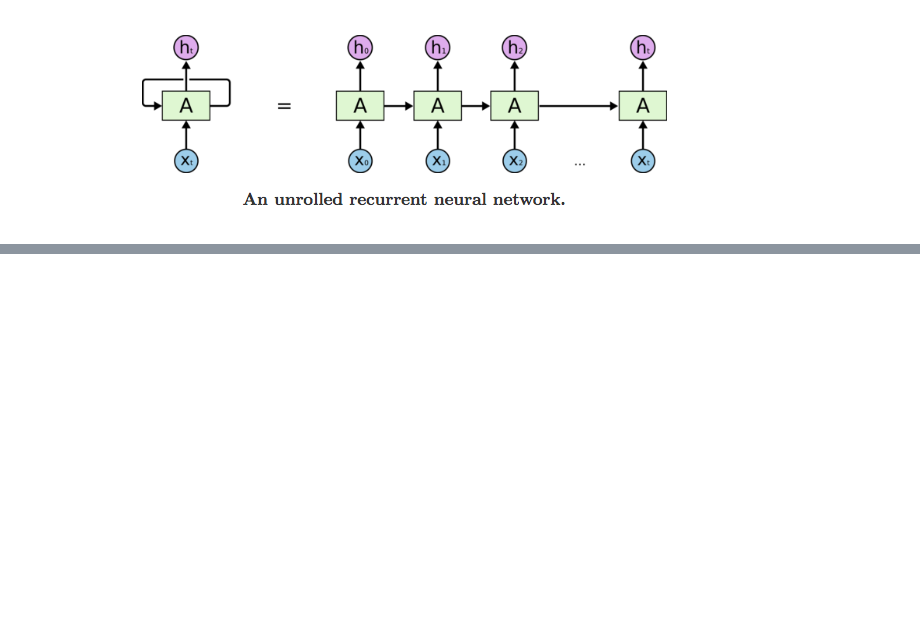
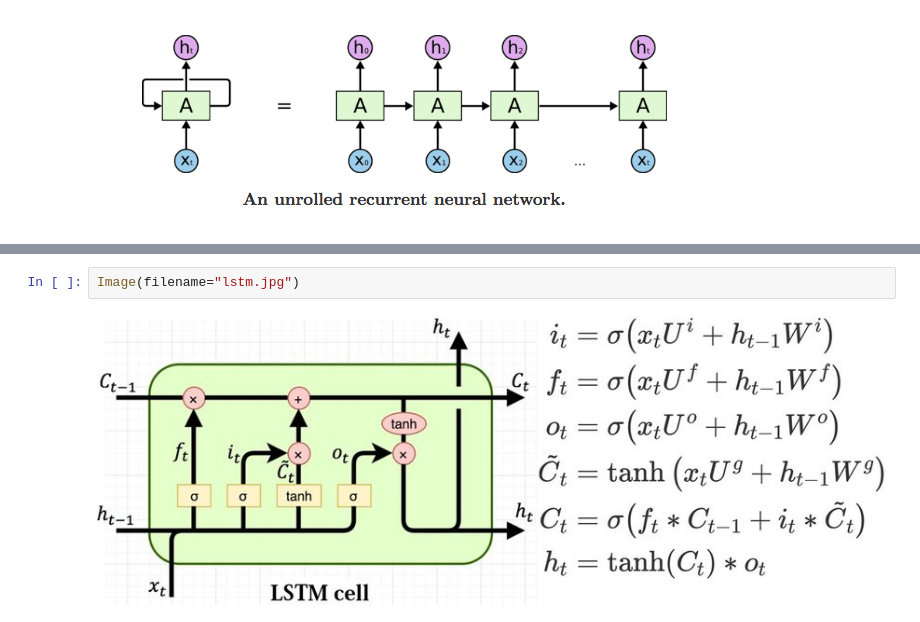
Before and after one commit to gilberto-BE/aifi-bootcamp, a Jupyter notebook: RNN.ipynb, the cells around one changed output, grey strips where cells are left out. Drawn from its saved outputs; the diff is of its cells as text; blank space fills up the shorter version.

```diff
--- a/RNN.ipynb
+++ b/RNN.ipynb
@@ -90,0 +178,4 @@ BA
+# %%
+Image(filename="lstm.jpg")
+# %% [output]
+[figure, added]
```
Also changed, not shown: parts of 11 cells of this notebook, 3 other files.
